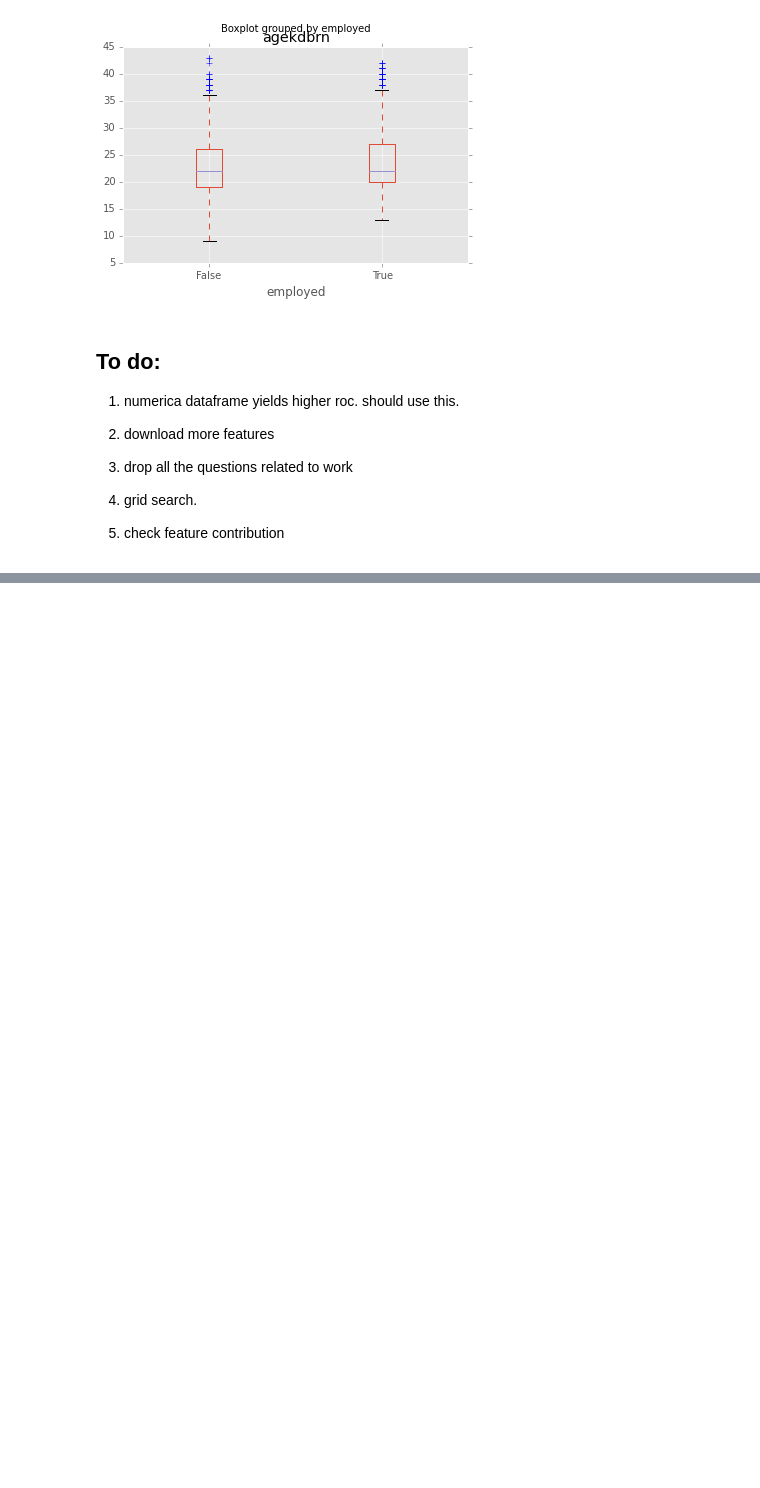
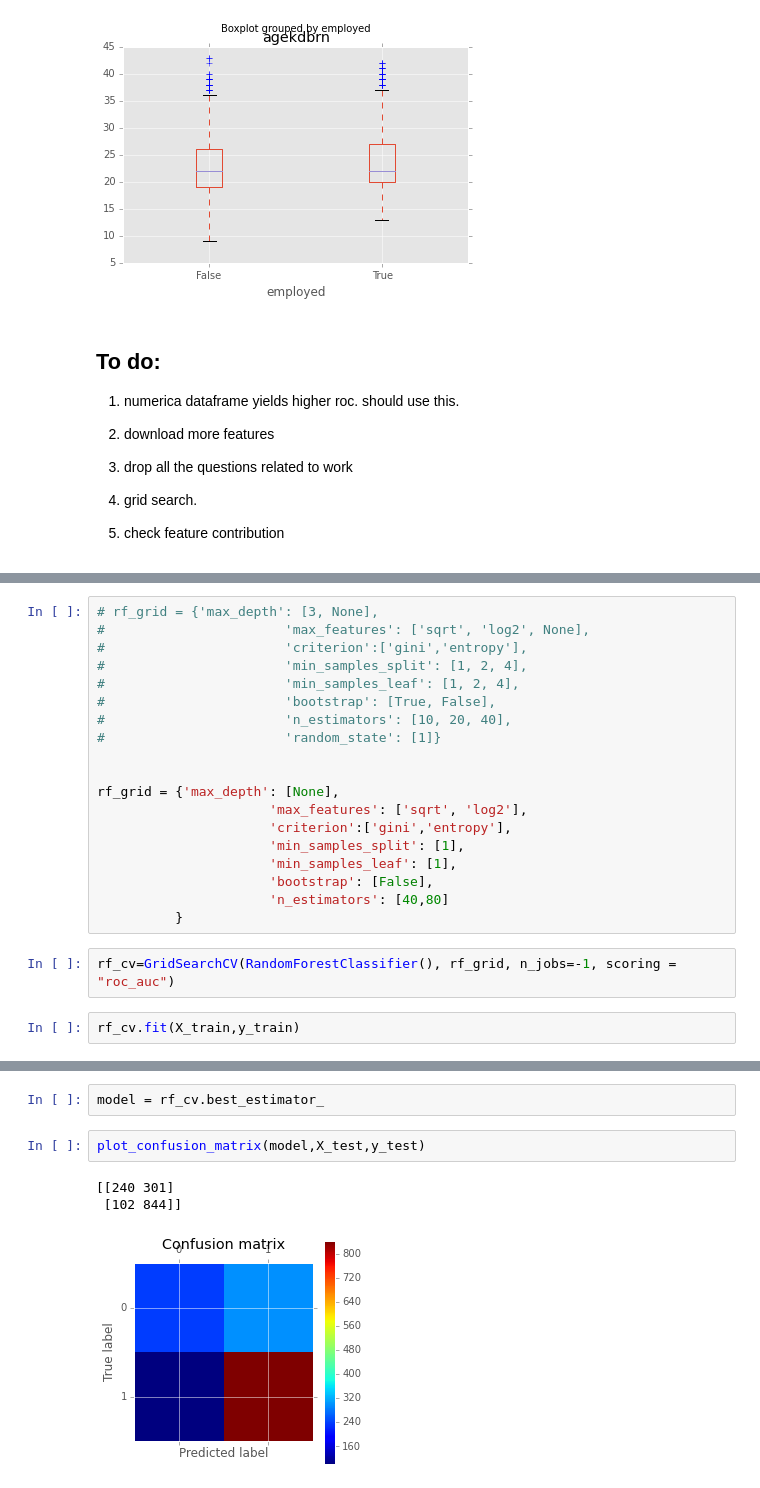
Before and after one commit to banjopickin/women_workforce, a Jupyter notebook: model_survey.ipynb, the cells around one changed output, grey strips where cells are left out. Cells and saved outputs as stored; diff of their text form; blank space fills up the shorter version.

```diff
--- a/model_survey.ipynb
+++ b/model_survey.ipynb
@@ -169,0 +203,23 @@ df.boxplot('agekdbrn', by ="employed")
+# %%
+# rf_grid = {'max_depth': [3, None],
+#                       'max_features': ['sqrt', 'log2', None],
+#                       'criterion':['gini','entropy'],
+#                       'min_samples_split': [1, 2, 4],
+#                       'min_samples_leaf': [1, 2, 4],
+#                       'bootstrap': [True, False],
+#                       'n_estimators': [10, 20, 40],
+#                       'random_state': [1]}
+
+
+rf_grid = {'max_depth': [None],
+                      'max_features': ['sqrt', 'log2'],
+                      'criterion':['gini','entropy'],
+                      'min_samples_split': [1],
+                      'min_samples_leaf': [1],
+                      'bootstrap': [False],
+                      'n_estimators': [40,80]
+          }
+# %%
+rf_cv=GridSearchCV(RandomForestClassifier(), rf_grid, n_jobs=-1, scoring = "roc_auc")
+# %%
+rf_cv.fit(X_train,y_train)
@@ -169,0 +247,8 @@ df.boxplot('agekdbrn', by ="employed")
+# %%
+model = rf_cv.best_estimator_
+# %%
+plot_confusion_matrix(model,X_test,y_test)
+# %% [output]
+[[240 301]
+ [102 844]]
+[figure, added]
```
Also changed, not shown: parts of 24 cells of this notebook, 10 other files.
